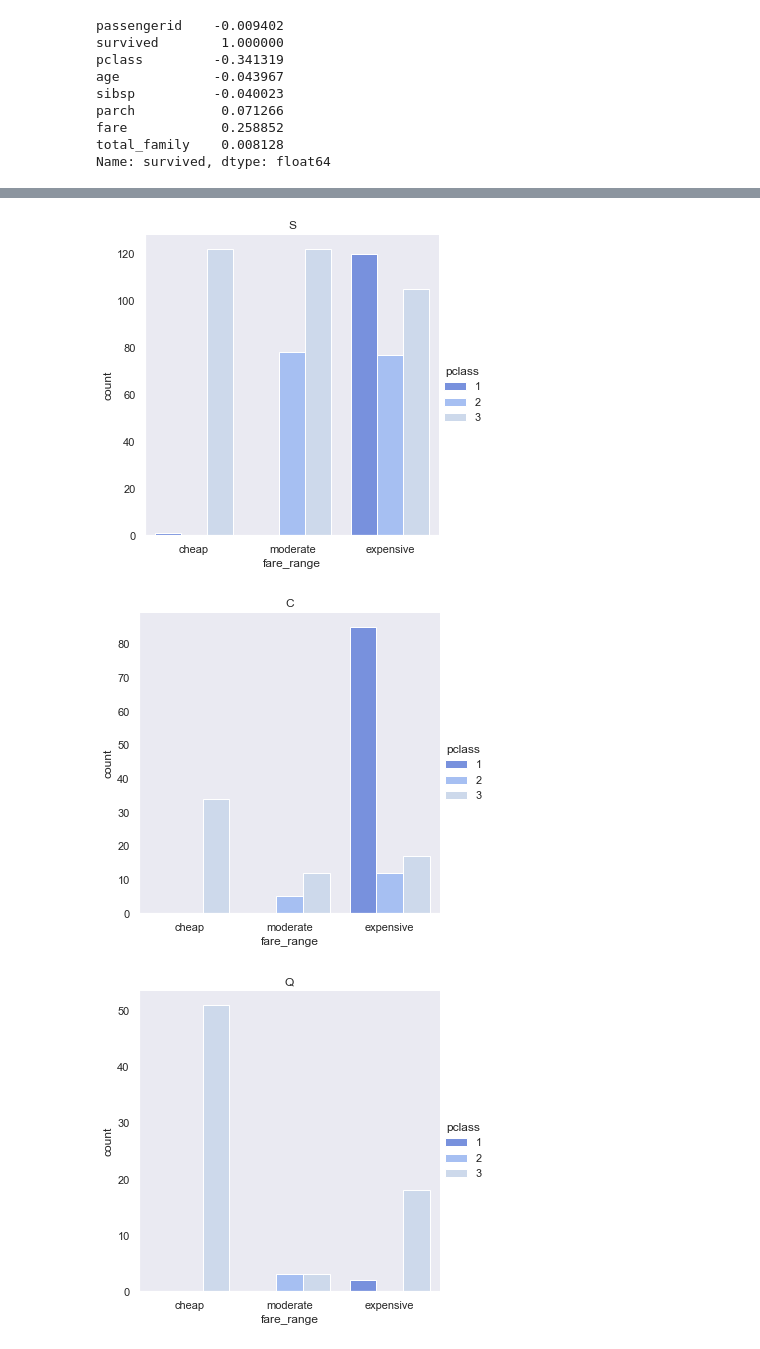
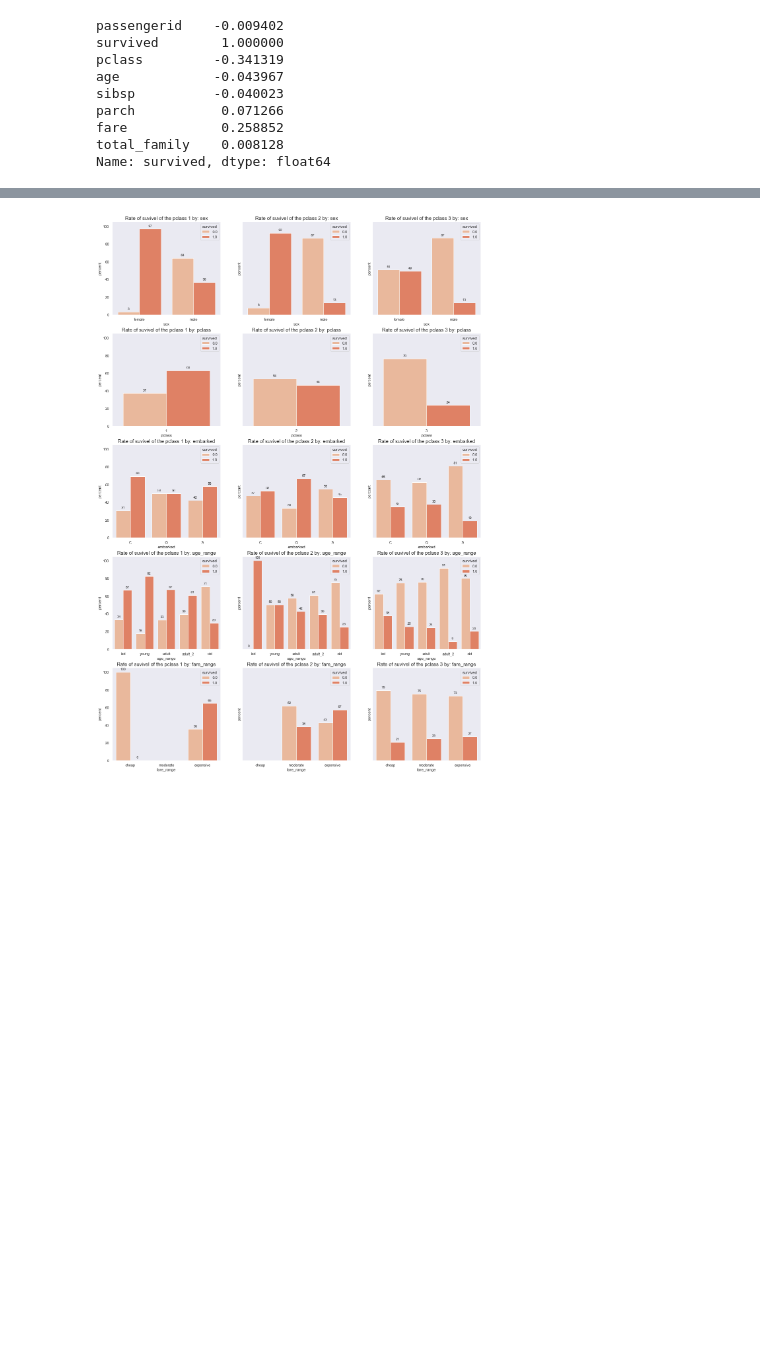
Before and after one commit to Mello-o/titanic, a Jupyter notebook: data-exploration.ipynb, the cells around one changed output, grey strips where cells are left out. Drawn from its saved outputs; the diff is of its cells as text; code cells hidden in the pictures; blank space fills up the shorter version.

```diff
--- a/data-exploration.ipynb
+++ b/data-exploration.ipynb
@@ -344,13 +304,14 @@ sns.catplot(data = df_train, x = 'fare_range', kind = 'count', hue = 'pclass')
-# %%
-cities = ['S', 'C', 'Q']
-for c in cities:
-    sns.catplot(data = df_train.loc[df_train.embarked == c],
-                x = 'fare_range',
-                kind = 'count',
-                hue = 'pclass')
-    plt.title(c)
-    plt.show()
-# %% [output]
-[figure, removed]
-[figure, removed]
-[figure, removed]
+# %%
+analysis_vars_cat = ['sex', 'pclass', 'embarked', 'age_range', 'fare_range']
+fig, ax = plt.subplots(5, 3, figsize = (20, 30), sharey = True)
+
+
+
+for pclass in range(3):
+    for row, var in enumerate(analysis_vars_cat):
+        # percent charts
+        title = 'Rate of suvivel of the pclass ' + str(pclass + 1) + ' by: '
+        df_viz = percent_analysis(df_train.loc[df_train.pclass == (pclass + 1)], column = var)
+        data_viz_barchart(df = df_viz, y = 'percent', var = var, axes = ax, row = row, column = pclass, title = title)
+# %% [output]
+[figure, added]
```
Also changed, not shown: parts of 11 cells of this notebook.
